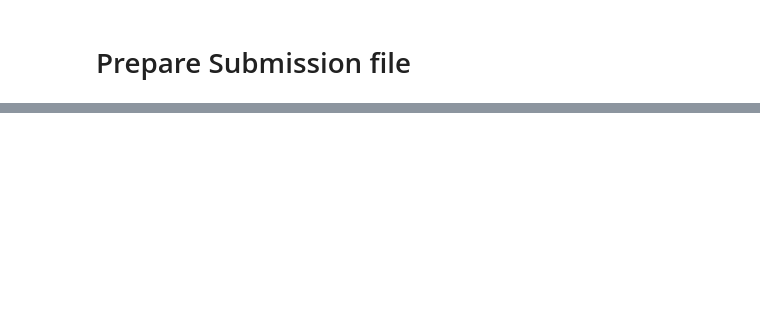
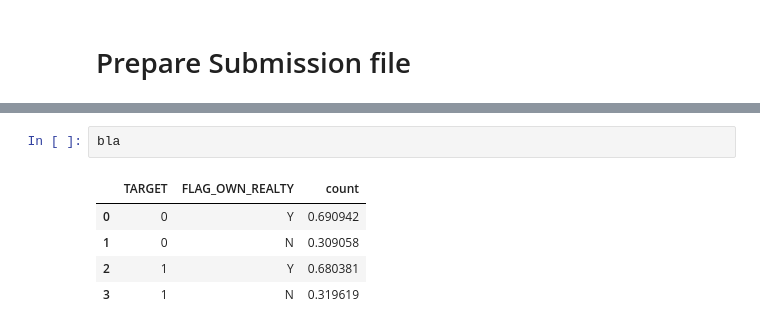
Before and after one commit to bikash617/home_credit_default_risk, a Jupyter notebook: home_credit_default_risk.ipynb, the cells around one changed output, grey strips where cells are left out. Drawn from its saved outputs; the diff is of its cells as text; blank space fills up the shorter version.

```diff
--- a/home_credit_default_risk.ipynb
+++ b/home_credit_default_risk.ipynb
@@ -220,0 +268,8 @@ result_df.to_csv("submimssion_2_xgboost_gridsearch_allfeatures_withweight.csv",
+# %%
+bla
+# %% [output]
+|  | TARGET | FLAG_OWN_REALTY | count |
+| 0 | 0 | Y | 0.690942 |
+| 1 | 0 | N | 0.309058 |
+| 2 | 1 | Y | 0.680381 |
+| 3 | 1 | N | 0.319619 |
```
Also changed, not shown: parts of 16 cells of this notebook.
